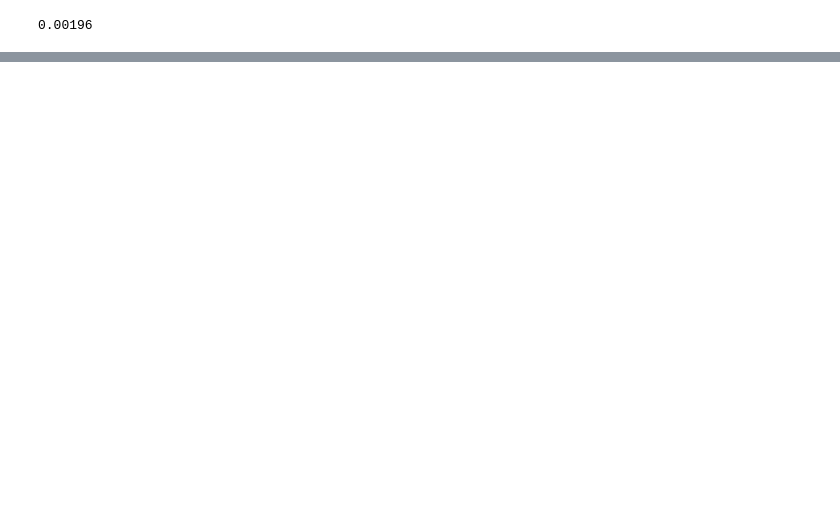
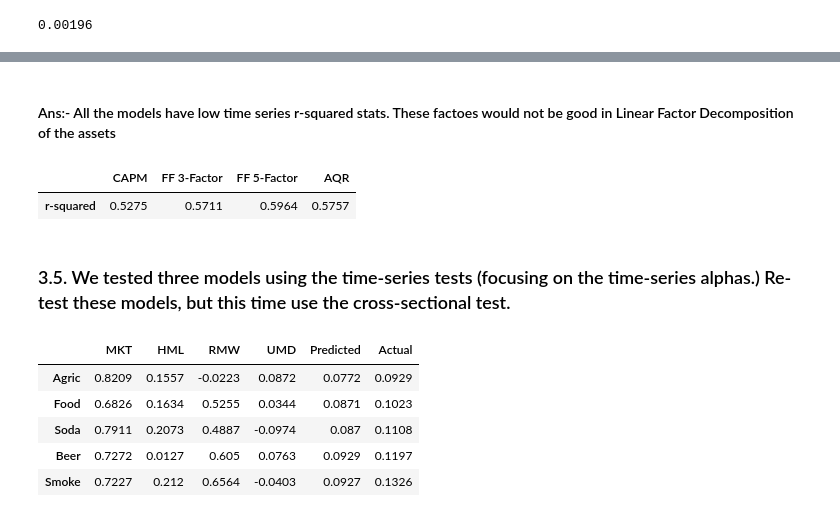
Before and after one commit to alanwake47/finm-36700-portfolio, a Jupyter notebook: week5_hw/hw5_workbook.ipynb, the cells around one changed output, grey strips where cells are left out. Saved outputs shown, nothing was run; the diff lists cells and outputs as text; code cells hidden in the pictures; blank space fills up the shorter version.

```diff
--- a/week5_hw/hw5_workbook.ipynb
+++ b/week5_hw/hw5_workbook.ipynb
@@ -239,0 +263,10 @@ round(aqr_test['alpha'].abs().mean(),5)
+# %% [markdown]
+#### Ans:- All the models have low time series r-squared stats. These factoes would not be good in Linear Factor Decomposition of the assets
+# %%
+pd.DataFrame({'CAPM':capm_test['r-squared'].mean(), 'FF 3-Factor':ff_3f_test['r-squared'].mean(), \
+    'FF 5-Factor':ff_5f_test['r-squared'].mean(), 'AQR':aqr_test['r-squared'].mean()}, index=['r-squared'])
+# %% [output]
+|  | CAPM | FF 3-Factor | FF 5-Factor | AQR |
+| r-squared | 0.5275 | 0.5711 | 0.5964 | 0.5757 |
+# %% [markdown]
+### 3.5. We tested three models using the time-series tests (focusing on the time-series alphas.) Re-test these models, but this time use the cross-sectional test.
@@ -239,0 +316,14 @@ round(aqr_test['alpha'].abs().mean(),5)
+# %%
+CAPM_cs = cross_section(portfolios, df, capm, ts_int=True)
+FF_3F_cs = cross_section(portfolios, df, ff_3f, ts_int=True)
+FF_5F_cs = cross_section(portfolios, df, ff_5f, ts_int=True)
+AQR_cs = cross_section(portfolios, df, aqr, ts_int=True)
+
+AQR_cs.head()
+# %% [output]
+|  | MKT | HML | RMW | UMD | Predicted | Actual |
+| Agric | 0.8209 | 0.1557 | -0.0223 | 0.0872 | 0.0772 | 0.0929 |
+| Food | 0.6826 | 0.1634 | 0.5255 | 0.0344 | 0.0871 | 0.1023 |
+| Soda | 0.7911 | 0.2073 | 0.4887 | -0.0974 | 0.087 | 0.1108 |
+| Beer | 0.7272 | 0.0127 | 0.605 | 0.0763 | 0.0929 | 0.1197 |
+| Smoke | 0.7227 | 0.212 | 0.6564 | -0.0403 | 0.0927 | 0.1326 |
```
Also changed, not shown: parts of 18 cells of this notebook.
